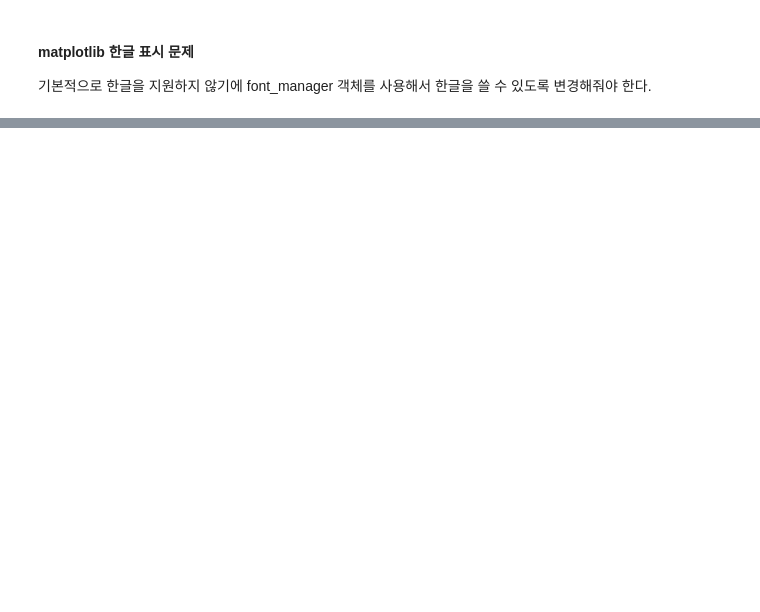
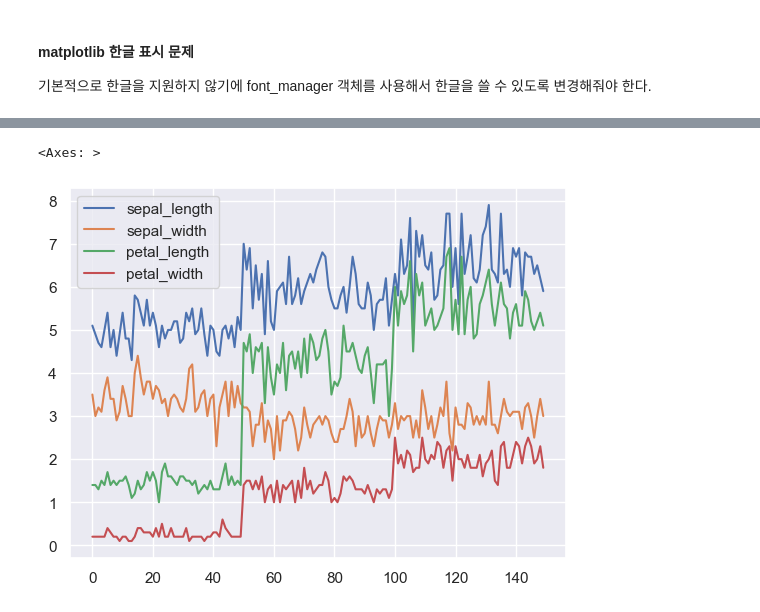
Before and after one commit to KangJeongTaek/bigdata-analysis-2024, a Jupyter notebook: day02/da05_plot_basic.ipynb, the cells around one changed output, grey strips where cells are left out. Cells and saved outputs as stored; diff of their text form; code cells hidden in the pictures; blank space fills up the shorter version.

```diff
--- a/day02/da05_plot_basic.ipynb
+++ b/day02/da05_plot_basic.ipynb
@@ -160,0 +194,6 @@ rcParams['axes.unicode_minus'] = False # 한글 사용시 마이너스가 표시
+# %%
+irisData = sns.load_dataset('iris') #붓꽃 샘플 데이터
+irisData.plot()
+# %% [output]
+<Axes: >
+[figure, added]
```
Also changed, not shown: parts of 15 cells of this notebook, 6 other files.
